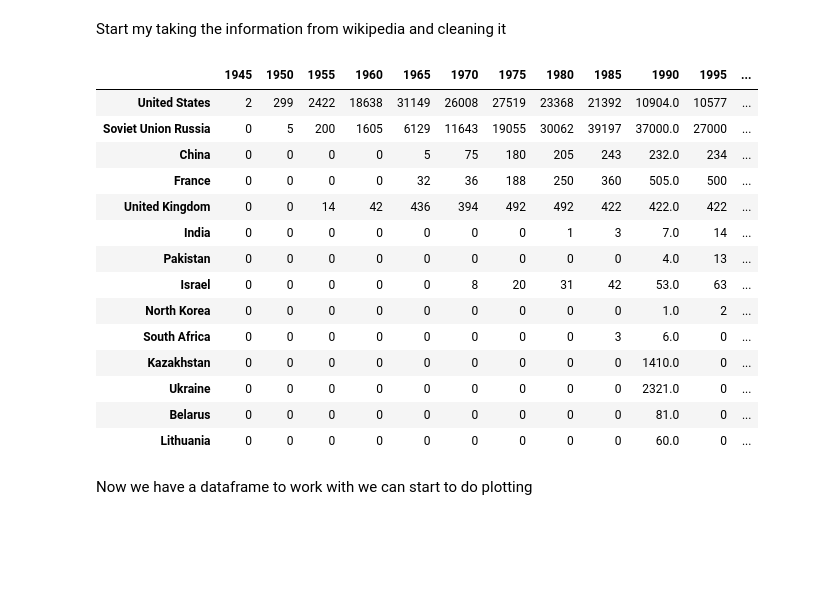
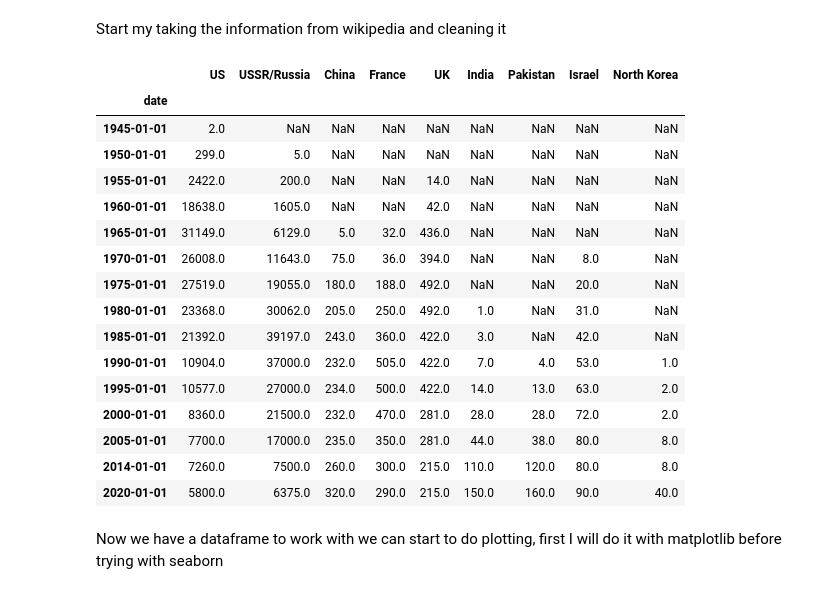
Before and after one commit to AndrewJGroves/DataSciencePortfolio, a Jupyter notebook: NuclearMissle.ipynb, the cells around one changed output. Saved outputs shown, nothing was run; the diff lists cells and outputs as text; code cells hidden in the pictures; blank space fills up the shorter version.

```diff
--- a/NuclearMissle.ipynb
+++ b/NuclearMissle.ipynb
@@ -35,50 +27,63 @@ df = pd.read_html(html)[0]
 #Finding the countires and putting them into the index of a new data frame
 countries=list(df.columns[0])
 countries=countries[1:-1]
-new_df=pd.DataFrame(index=countries)
+new_df=pd.DataFrame(columns=countries)
 
 for i in range(1,len(df.columns)-1):
   li=list(df.columns[i])
   year=li[0]
   li=li[1:-1]
   new_li=[]
   for i in li: #Cleaning the data and making the numbers useable
     if i == 'â\x80\x94':
       new_li.append(0)
     else:
       x=i.split('-')
       if len(x) > 1:
         x=x[1]
       else:
         x=x[0]
       x=x.split('[',1)
       x=x[0]
       x=x.split()
       x=x[0]
       x=x.replace(',','')
       try:
         x=int(x)
       except:
         x=np.nan
       new_li.append(x)
-  new_df[year]=new_li
+  new_df.loc[year]=new_li
 new_df.fillna(81,inplace=True) #Single value was hard to deal with and fast to input by hand due to the size of the dataframe
-new_df.head(20)
+
+df = new_df.rename(columns = {'United States': 'US', 'Soviet Union Russia': 'USSR/Russia','United Kingdom':'UK'}, inplace = False)
+df.index = pd.to_datetime(df.index)
+df.index.name = 'date'
+df=df.replace([0],np.nan)
+del df['South Africa']
+del df['Kazakhstan']
+del df['Ukraine']
+del df['Belarus']
+del df['Lithuania']
+
+df.head(20)
 # %% [output]
-|  | 1945 | 1950 | 1955 | 1960 | 1965 | 1970 | 1975 | 1980 | 1985 | 1990 | 1995 | ... |
-| United States | 2 | 299 | 2422 | 18638 | 31149 | 26008 | 27519 | 23368 | 21392 | 10904.0 | 10577 | ... |
-| Soviet Union Russia | 0 | 5 | 200 | 1605 | 6129 | 11643 | 19055 | 30062 | 39197 | 37000.0 | 27000 | ... |
-| China | 0 | 0 | 0 | 0 | 5 | 75 | 180 | 205 | 243 | 232.0 | 234 | ... |
-| France | 0 | 0 | 0 | 0 | 32 | 36 | 188 | 250 | 360 | 505.0 | 500 | ... |
-| United Kingdom | 0 | 0 | 14 | 42 | 436 | 394 | 492 | 492 | 422 | 422.0 | 422 | ... |
-| India | 0 | 0 | 0 | 0 | 0 | 0 | 0 | 1 | 3 | 7.0 | 14 | ... |
-| Pakistan | 0 | 0 | 0 | 0 | 0 | 0 | 0 | 0 | 0 | 4.0 | 13 | ... |
-| Israel | 0 | 0 | 0 | 0 | 0 | 8 | 20 | 31 | 42 | 53.0 | 63 | ... |
-| North Korea | 0 | 0 | 0 | 0 | 0 | 0 | 0 | 0 | 0 | 1.0 | 2 | ... |
-| South Africa | 0 | 0 | 0 | 0 | 0 | 0 | 0 | 0 | 3 | 6.0 | 0 | ... |
-| Kazakhstan | 0 | 0 | 0 | 0 | 0 | 0 | 0 | 0 | 0 | 1410.0 | 0 | ... |
-| Ukraine | 0 | 0 | 0 | 0 | 0 | 0 | 0 | 0 | 0 | 2321.0 | 0 | ... |
-| Belarus | 0 | 0 | 0 | 0 | 0 | 0 | 0 | 0 | 0 | 81.0 | 0 | ... |
-| Lithuania | 0 | 0 | 0 | 0 | 0 | 0 | 0 | 0 | 0 | 60.0 | 0 | ... |
+|  | US | USSR/Russia | China | France | UK | India | Pakistan | Israel | North Korea |
+| date |  |  |  |  |  |  |  |  |  |
+| 1945-01-01 | 2.0 | NaN | NaN | NaN | NaN | NaN | NaN | NaN | NaN |
+| 1950-01-01 | 299.0 | 5.0 | NaN | NaN | NaN | NaN | NaN | NaN | NaN |
+| 1955-01-01 | 2422.0 | 200.0 | NaN | NaN | 14.0 | NaN | NaN | NaN | NaN |
+| 1960-01-01 | 18638.0 | 1605.0 | NaN | NaN | 42.0 | NaN | NaN | NaN | NaN |
+| 1965-01-01 | 31149.0 | 6129.0 | 5.0 | 32.0 | 436.0 | NaN | NaN | NaN | NaN |
+| 1970-01-01 | 26008.0 | 11643.0 | 75.0 | 36.0 | 394.0 | NaN | NaN | 8.0 | NaN |
+| 1975-01-01 | 27519.0 | 19055.0 | 180.0 | 188.0 | 492.0 | NaN | NaN | 20.0 | NaN |
+| 1980-01-01 | 23368.0 | 30062.0 | 205.0 | 250.0 | 492.0 | 1.0 | NaN | 31.0 | NaN |
+| 1985-01-01 | 21392.0 | 39197.0 | 243.0 | 360.0 | 422.0 | 3.0 | NaN | 42.0 | NaN |
+| 1990-01-01 | 10904.0 | 37000.0 | 232.0 | 505.0 | 422.0 | 7.0 | 4.0 | 53.0 | 1.0 |
+| 1995-01-01 | 10577.0 | 27000.0 | 234.0 | 500.0 | 422.0 | 14.0 | 13.0 | 63.0 | 2.0 |
+| 2000-01-01 | 8360.0 | 21500.0 | 232.0 | 470.0 | 281.0 | 28.0 | 28.0 | 72.0 | 2.0 |
+| 2005-01-01 | 7700.0 | 17000.0 | 235.0 | 350.0 | 281.0 | 44.0 | 38.0 | 80.0 | 8.0 |
+| 2014-01-01 | 7260.0 | 7500.0 | 260.0 | 300.0 | 215.0 | 110.0 | 120.0 | 80.0 | 8.0 |
+| 2020-01-01 | 5800.0 | 6375.0 | 320.0 | 290.0 | 215.0 | 150.0 | 160.0 | 90.0 | 40.0 |
 # %% [markdown]
-Now we have a dataframe to work with we can start to do plotting
+Now we have a dataframe to work with we can start to do plotting, first I will do it with matplotlib before trying with seaborn
```
Also changed, not shown: parts of 7 cells of this notebook.
